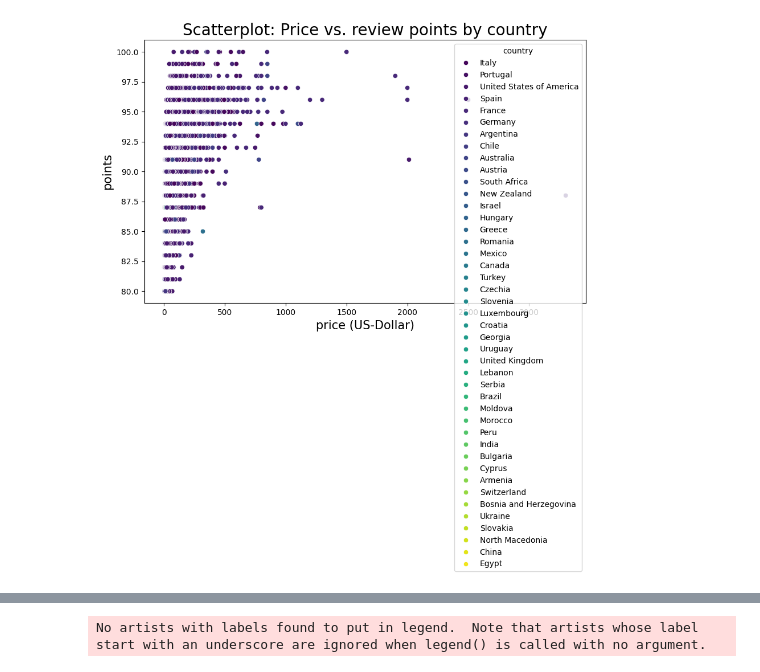
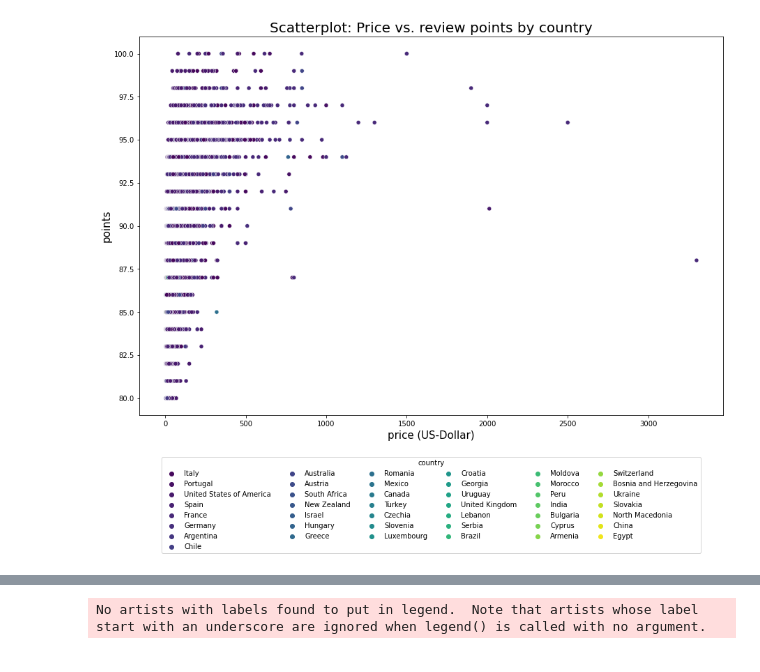
Before and after one commit to dilara444/TechLabsDUS_WineNot, a Jupyter notebook: notebooks/Dilara_final.ipynb, the cells around one changed output, grey strips where cells are left out. Drawn from its saved outputs; the diff is of its cells as text; code cells hidden in the pictures.

```diff
--- a/notebooks/Dilara_final.ipynb
+++ b/notebooks/Dilara_final.ipynb
@@ -45,11 +42,13 @@ please provide us feedback at https://github.com/pandas-dev/pandas/issues/54466
 # %%
-#DIlara new plot : plotting by regions gives a very long legend and the plot is not übersichtlich
-plt.figure(figsize=(10, 6))
+#Dilara new plot : plotting by regions gives a very long legend and the plot is not übersichtlich
+# This Scatterplots gives an overview about how the prices are for the quality of wines in each country listed in the dataset
+
+plt.figure(figsize=(15, 10))
 sns.scatterplot(x='price', y='points', hue='country', data=df_wine1, palette='viridis')
 plt.title("Scatterplot: Price vs. review points by country", fontsize=20)
 plt.xlabel("price (US-Dollar)", fontsize=15)
 plt.ylabel("points", fontsize=15)
-plt.legend(title="country")
+plt.legend(title="country", loc='upper center', bbox_to_anchor=(0.5, -0.1), ncol=6)
 plt.show()
 # %% [output]
-[figure, old version]
+[figure, new version]
```
Also changed, not shown: parts of 7 cells of this notebook.
